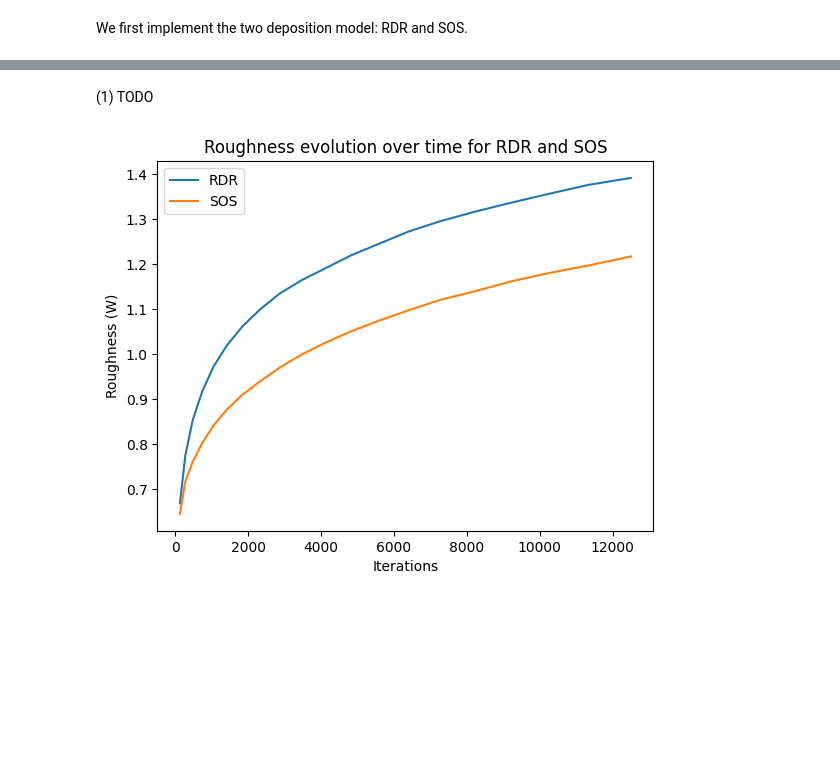
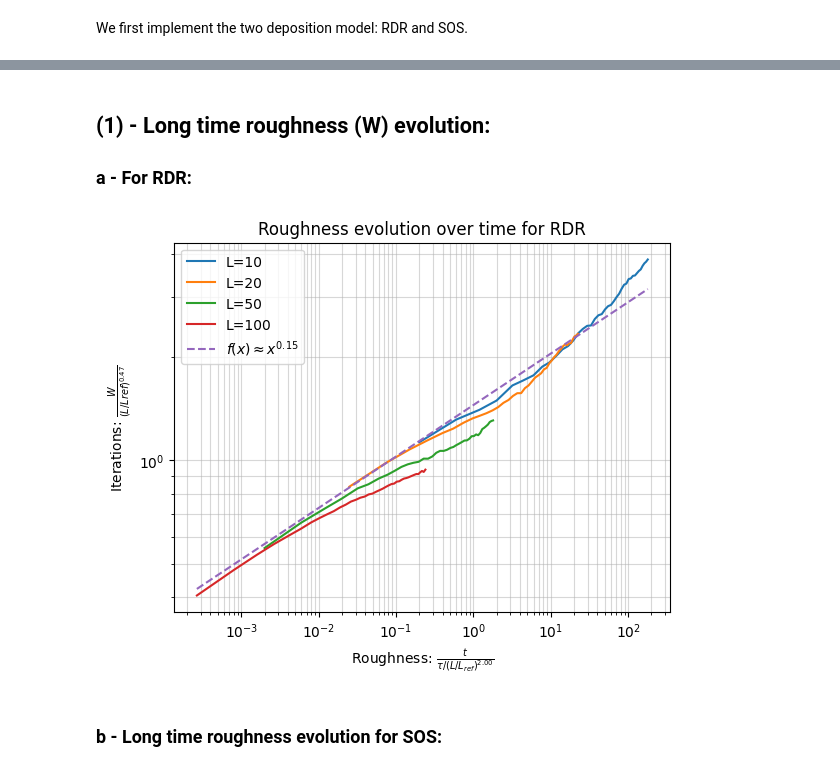
Before and after one commit to jolatechno/cours-ENS, a Jupyter notebook: cours/M2/S4/out_of_equilibrium/project/Joseph_Touzet_out_of_equilibrium.ipynb, the cells around one changed output, grey strips where cells are left out. Drawn from its saved outputs; the diff is of its cells as text; code cells hidden in the pictures; blank space fills up the shorter version.

```diff
--- a/cours/M2/S4/out_of_equilibrium/project/Joseph_Touzet_out_of_equilibrium.ipynb
+++ b/cours/M2/S4/out_of_equilibrium/project/Joseph_Touzet_out_of_equilibrium.ipynb
@@ -149,7 +167,9 @@ def compute_deviation_probability_SOS(L, ts, n_it, dev_lim):
 # %% [markdown]
-(1) TODO
+## (1) - Long time roughness (W) evolution:
+### a - For RDR:
 # %%
-L, n_it = 500, 200
-ts      = np.round(L*(np.linspace(0.5,5,20))**2)
+Ls, n_it   = [10, 20, 50, 100], 300
+taus       = [20, 40, 80, 150]
+ts_over_L = np.round((np.linspace(1, 30, 40))**2)
 # %%
-W_RDR = compute_W_RDR(L, ts, n_it)
+W_RDR = [compute_W_RDR(L, L*ts_over_L, n_it) for L in Ls]
@@ -158,14 +176,26 @@ W_SOS = compute_W_SOS(L, ts, n_it)
 # %%
-plt.plot(ts, W_RDR, label="RDR")
-plt.plot(ts, W_SOS, label="SOS")
+# parameters for the Family-Vicsek scaling
+alpha, beta, z = 0.47, 0.15, 2
 
-plt.xlabel("Iterations")
-plt.ylabel("Roughness (W)")
-plt.title("Roughness evolution over time for RDR and SOS")
-#plt.xscale("log")
-#plt.yscale("log")
+for i,(L,tau) in enumerate(zip(Ls, taus)):
+    Mref = L/20
+    plt.plot(ts_over_L/Mref**z/tau, W_RDR[i]/Mref**alpha, "-", label=f"L={L}")
+
+x = np.linspace(ts_over_L[0]/(Ls[-1]/20)**z/taus[-1], ts_over_L[-1]/(Ls[0]/20)**z/taus[0], 100)
+plt.plot(x, x**beta*1.45, "--", label=r"$f(x) \approx x^{%.2f}$"%(beta))
+
+plt.title("Roughness evolution over time for RDR")
+
+plt.xlabel(r"Roughness: $\frac{t}{\tau / (L/L_{ref})^{%.2f}}$"%(z))
+plt.ylabel(r"Iterations: $\frac{W}{(L/Lref)^{%.2f}}$"%(alpha))
+
+plt.xscale("log")
+plt.yscale("log")
+plt.grid("on", which='both', alpha=0.5, clip_on=True)
 
 plt.legend()
 plt.show()
 # %% [output]
-[figure, old version]
+[figure, new version]
+# %% [markdown]
+### b - Long time roughness evolution for SOS:
```
Also changed, not shown: parts of 26 cells of this notebook, 3 other files.
